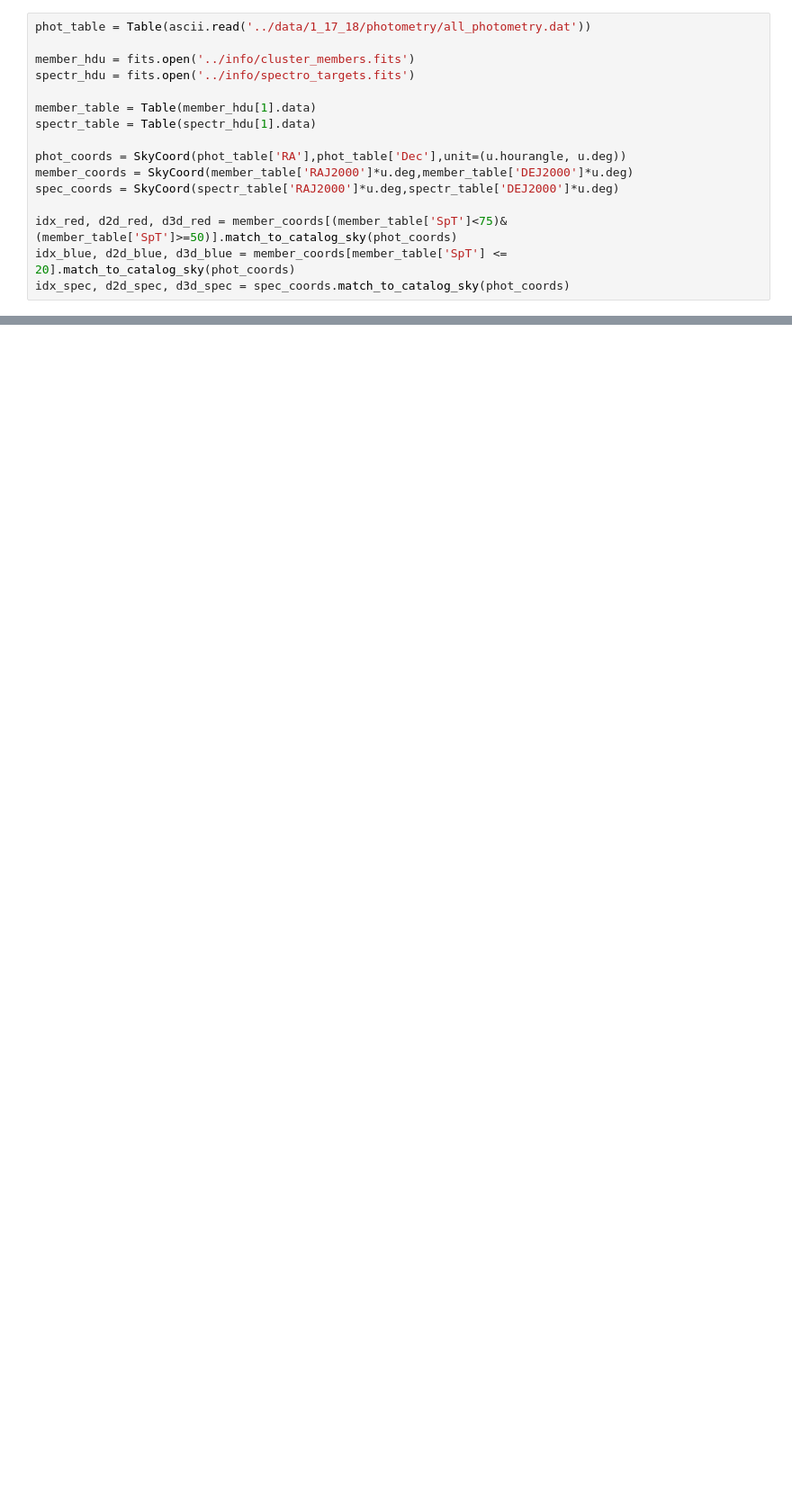
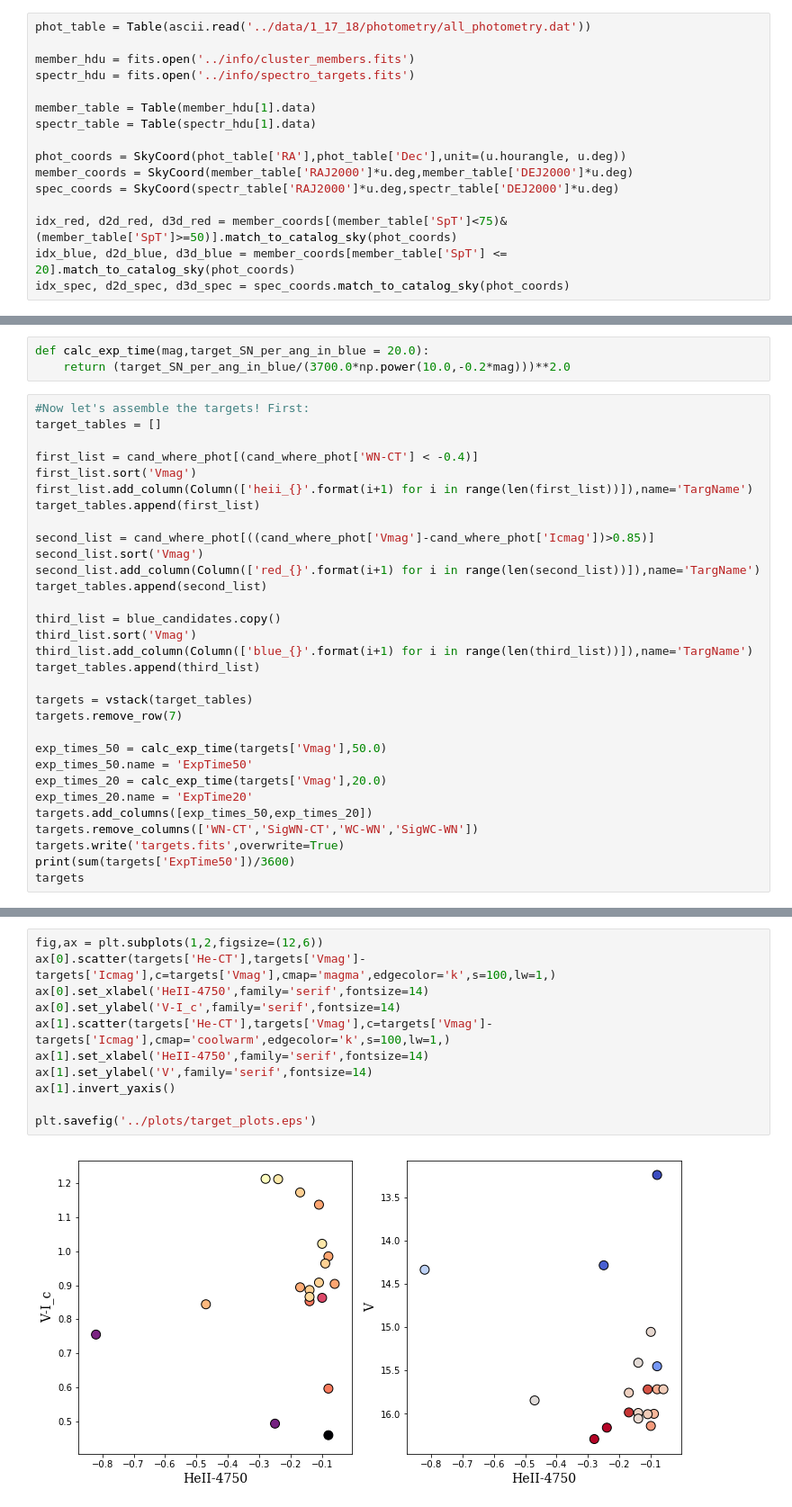
Before and after one commit to tzdwi/hchi_per, a Jupyter notebook: code/color_mag.ipynb, the cells around one changed output, grey strips where cells are left out. Shown: that part at 90% size. Cells and saved outputs as stored; diff of their text form; blank space fills up the shorter version.

```diff
--- a/code/color_mag.ipynb
+++ b/code/color_mag.ipynb
@@ -124,0 +173,34 @@ np.poly1d(p)(0)
+# %%
+def calc_exp_time(mag,target_SN_per_ang_in_blue = 20.0):
+    return (target_SN_per_ang_in_blue/(3700.0*np.power(10.0,-0.2*mag)))**2.0
+# %%
+#Now let's assemble the targets! First:
+target_tables = []
+
+first_list = cand_where_phot[(cand_where_phot['WN-CT'] < -0.4)]
+first_list.sort('Vmag')
+first_list.add_column(Column(['heii_{}'.format(i+1) for i in range(len(first_list))]),name='TargName')
+target_tables.append(first_list)
+
+second_list = cand_where_phot[((cand_where_phot['Vmag']-cand_where_phot['Icmag'])>0.85)]
+second_list.sort('Vmag')
+second_list.add_column(Column(['red_{}'.format(i+1) for i in range(len(second_list))]),name='TargName')
+target_tables.append(second_list)
+
+third_list = blue_candidates.copy()
+third_list.sort('Vmag')
+third_list.add_column(Column(['blue_{}'.format(i+1) for i in range(len(third_list))]),name='TargName')
+target_tables.append(third_list)
+
+targets = vstack(target_tables)
+targets.remove_row(7)
+
+exp_times_50 = calc_exp_time(targets['Vmag'],50.0)
+exp_times_50.name = 'ExpTime50'
+exp_times_20 = calc_exp_time(targets['Vmag'],20.0)
+exp_times_20.name = 'ExpTime20'
+targets.add_columns([exp_times_50,exp_times_20])
+targets.remove_columns(['WN-CT','SigWN-CT','WC-WN','SigWC-WN'])
+targets.write('targets.fits',overwrite=True)
+print(sum(targets['ExpTime50'])/3600)
+targets
@@ -124,0 +228,13 @@ np.poly1d(p)(0)
+# %%
+fig,ax = plt.subplots(1,2,figsize=(12,6))
+ax[0].scatter(targets['He-CT'],targets['Vmag']-targets['Icmag'],c=targets['Vmag'],cmap='magma',edgecolor='k',s=100,lw=1,)
+ax[0].set_xlabel('HeII-4750',family='serif',fontsize=14)
+ax[0].set_ylabel('V-I_c',family='serif',fontsize=14)
+ax[1].scatter(targets['He-CT'],targets['Vmag'],c=targets['Vmag']-targets['Icmag'],cmap='coolwarm',edgecolor='k',s=100,lw=1,)
+ax[1].set_xlabel('HeII-4750',family='serif',fontsize=14)
+ax[1].set_ylabel('V',family='serif',fontsize=14)
+ax[1].invert_yaxis()
+
+plt.savefig('../plots/target_plots.eps')
+# %% [output]
+[figure, added]
```
Also changed, not shown: parts of 17 cells of this notebook, 8 other files.
